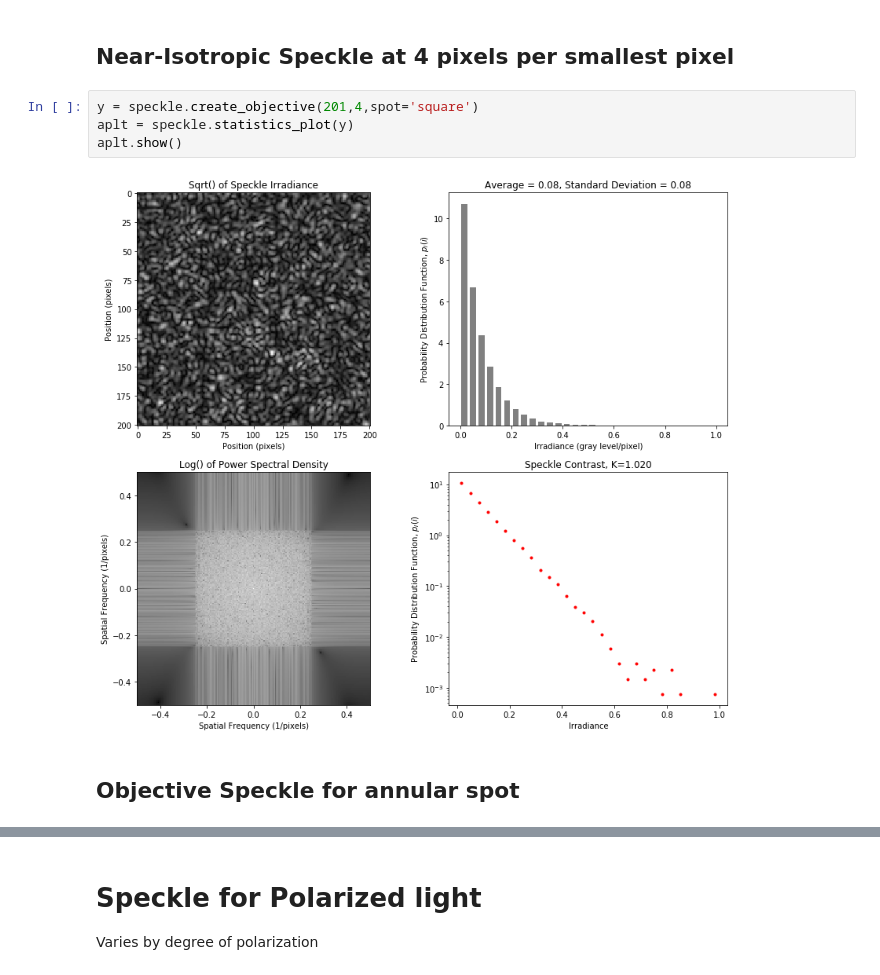
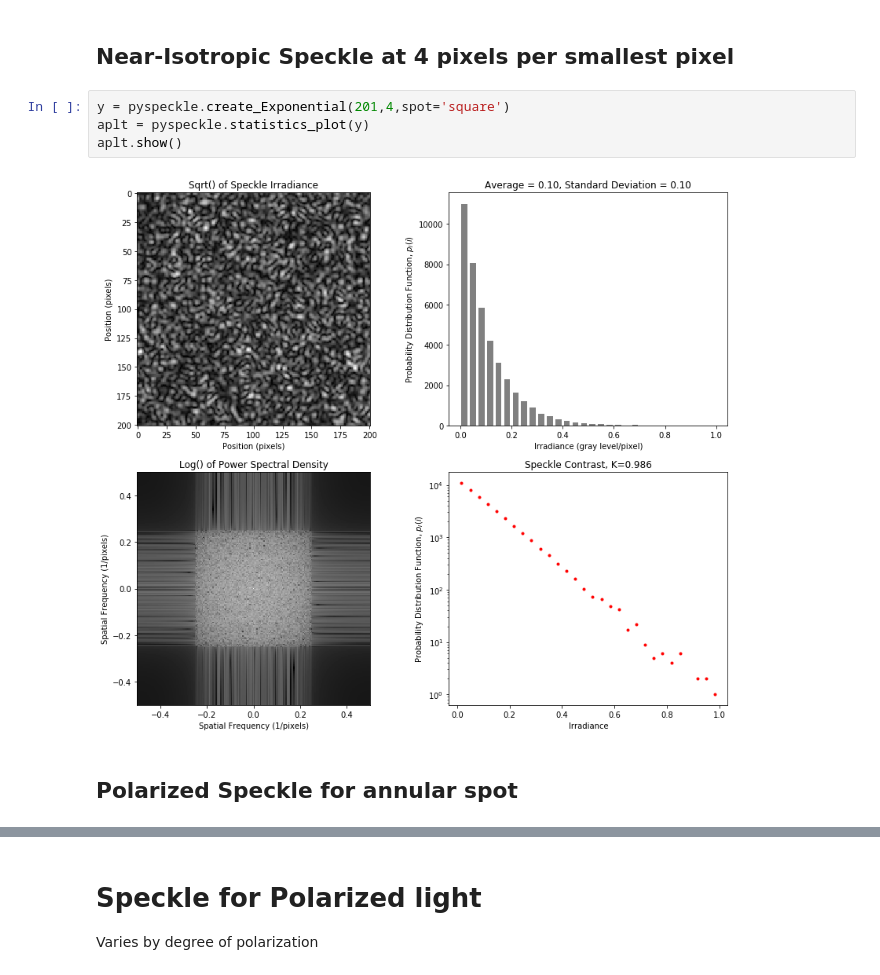
Before and after one commit to scottprahl/pyspeckle, a Jupyter notebook: doc/1-basics.ipynb, the cells around one changed output, grey strips where cells are left out. Drawn from its saved outputs; the diff is of its cells as text.

```diff
--- a/doc/1-basics.ipynb
+++ b/doc/1-basics.ipynb
@@ -132,11 +127,11 @@ aplt.show()
 # %% [markdown]
 ## Near-Isotropic Speckle at 4 pixels per smallest pixel
 # %%
-y = speckle.create_objective(201,4,spot='square')
-aplt = speckle.statistics_plot(y)
+y = pyspeckle.create_Exponential(201,4,spot='square')
+aplt = pyspeckle.statistics_plot(y)
 aplt.show()
 # %% [output]
-[figure, old version]
+[figure, new version]
 # %% [markdown]
-## Objective Speckle for annular spot
+## Polarized Speckle for annular spot
 # %%
```
Also changed, not shown: parts of 16 cells of this notebook, 1 other file.
